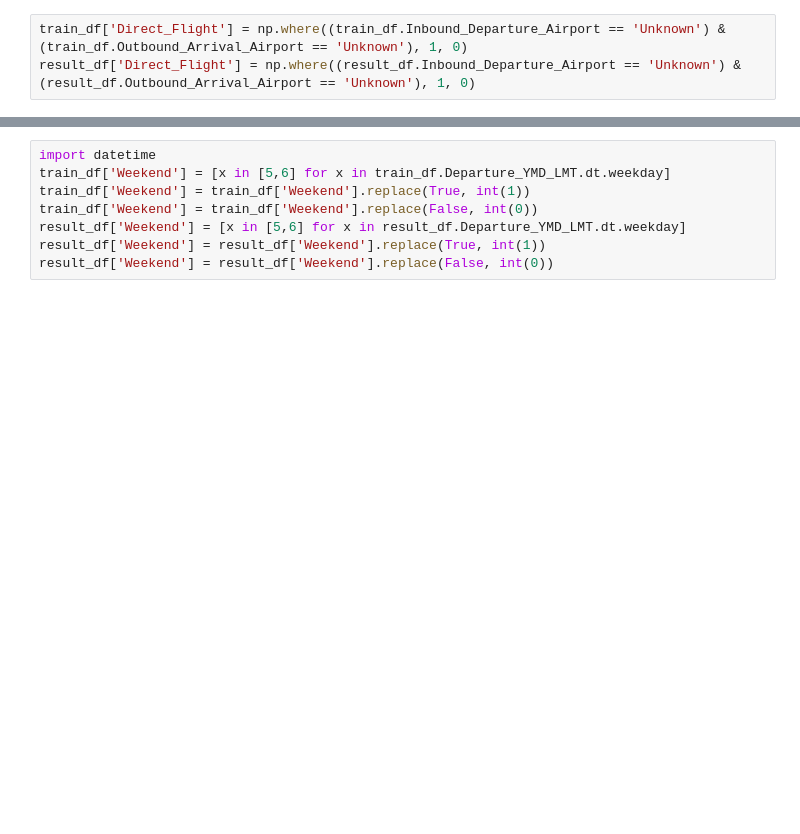
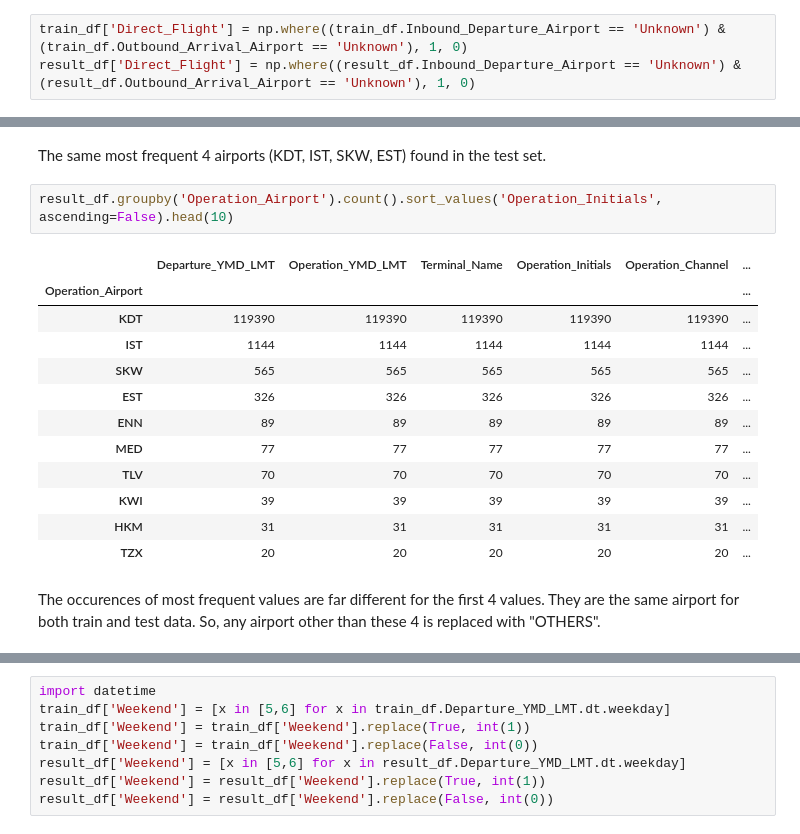
Before and after one commit to duyqu-chan/THY-Travel-Datathon, a Jupyter notebook: TravelDatathon_preselection.ipynb, the cells around one changed output, grey strips where cells are left out. Cells and saved outputs as stored; diff of their text form; blank space fills up the shorter version.

```diff
--- a/TravelDatathon_preselection.ipynb
+++ b/TravelDatathon_preselection.ipynb
@@ -643,0 +696,19 @@ result_df['Direct_Flight'] = np.where((result_df.Inbound_Departure_Airport == 'U
+# %% [markdown]
+The same most frequent 4 airports (KDT, IST, SKW, EST) found in the test set.
+# %%
+result_df.groupby('Operation_Airport').count().sort_values('Operation_Initials', ascending=False).head(10)
+# %% [output]
+|  | Departure_YMD_LMT | Operation_YMD_LMT | Terminal_Name | Operation_Initials | Operation_Channel | ... |
+| Operation_Airport |  |  |  |  |  | ... |
+| KDT | 119390 | 119390 | 119390 | 119390 | 119390 | ... |
+| IST | 1144 | 1144 | 1144 | 1144 | 1144 | ... |
+| SKW | 565 | 565 | 565 | 565 | 565 | ... |
+| EST | 326 | 326 | 326 | 326 | 326 | ... |
+| ENN | 89 | 89 | 89 | 89 | 89 | ... |
+| MED | 77 | 77 | 77 | 77 | 77 | ... |
+| TLV | 70 | 70 | 70 | 70 | 70 | ... |
+| KWI | 39 | 39 | 39 | 39 | 39 | ... |
+| HKM | 31 | 31 | 31 | 31 | 31 | ... |
+| TZX | 20 | 20 | 20 | 20 | 20 | ... |
+# %% [markdown]
+The occurences of most frequent values are far different for the first 4 values. They are the same airport for both train and test data. So, any airport other than these 4 is replaced with "OTHERS".
```
Also changed, not shown: parts of 65 cells of this notebook.
